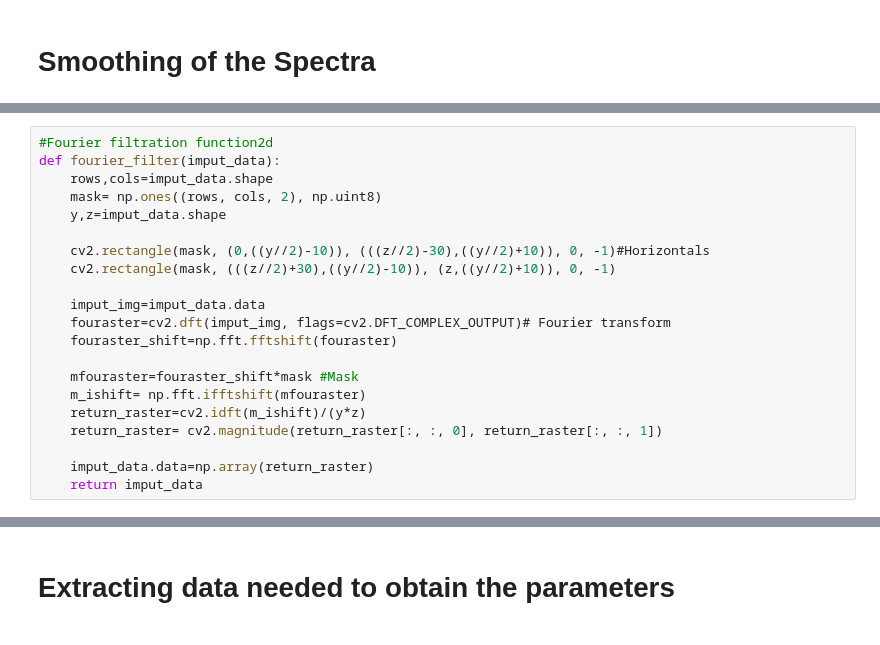
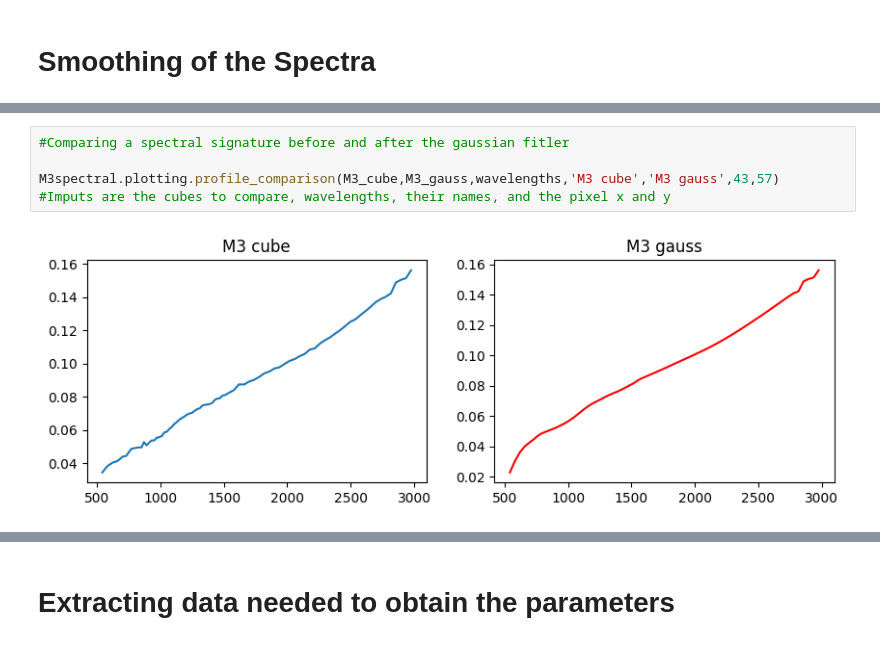
Before and after one commit to Javierunal16/MoonIndex, a Jupyter notebook: scripts/M3_Indexes.ipynb, the cells around one changed output, grey strips where cells are left out. Saved outputs shown, nothing was run; the diff lists cells and outputs as text.

```diff
--- a/scripts/M3_Indexes.ipynb
+++ b/scripts/M3_Indexes.ipynb
@@ -96,21 +62,6 @@ plt.imshow(M3_Foufilter[5,:,:], cmap="gray")
-# %%
-#Fourier filtration function2d
-def fourier_filter(imput_data):
-    rows,cols=imput_data.shape
-    mask= np.ones((rows, cols, 2), np.uint8)
-    y,z=imput_data.shape
-
-    cv2.rectangle(mask, (0,((y//2)-10)), (((z//2)-30),((y//2)+10)), 0, -1)#Horizontals
-    cv2.rectangle(mask, (((z//2)+30),((y//2)-10)), (z,((y//2)+10)), 0, -1)
-
-    imput_img=imput_data.data
-    fouraster=cv2.dft(imput_img, flags=cv2.DFT_COMPLEX_OUTPUT)# Fourier transform
-    fouraster_shift=np.fft.fftshift(fouraster)
-
-    mfouraster=fouraster_shift*mask #Mask
-    m_ishift= np.fft.ifftshift(mfouraster)
-    return_raster=cv2.idft(m_ishift)/(y*z)
-    return_raster= cv2.magnitude(return_raster[:, :, 0], return_raster[:, :, 1])
-
-    imput_data.data=np.array(return_raster)
-    return imput_data
+# %%
+#Comparing a spectral signature before and after the gaussian fitler
+
+M3spectral.plotting.profile_comparison(M3_cube,M3_gauss,wavelengths,'M3 cube','M3 gauss',43,57)  #Imputs are the cubes to compare, wavelengths, their names, and the pixel x and y
+# %% [output]
+[figure, added]
```
Also changed, not shown: parts of 22 cells of this notebook, 46 other files.
